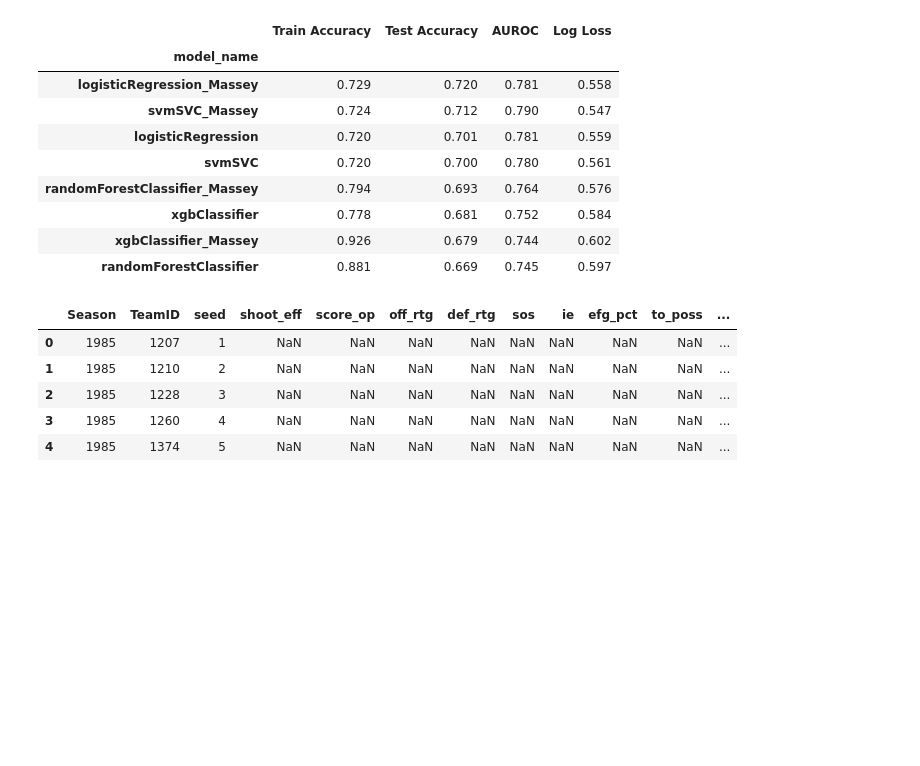
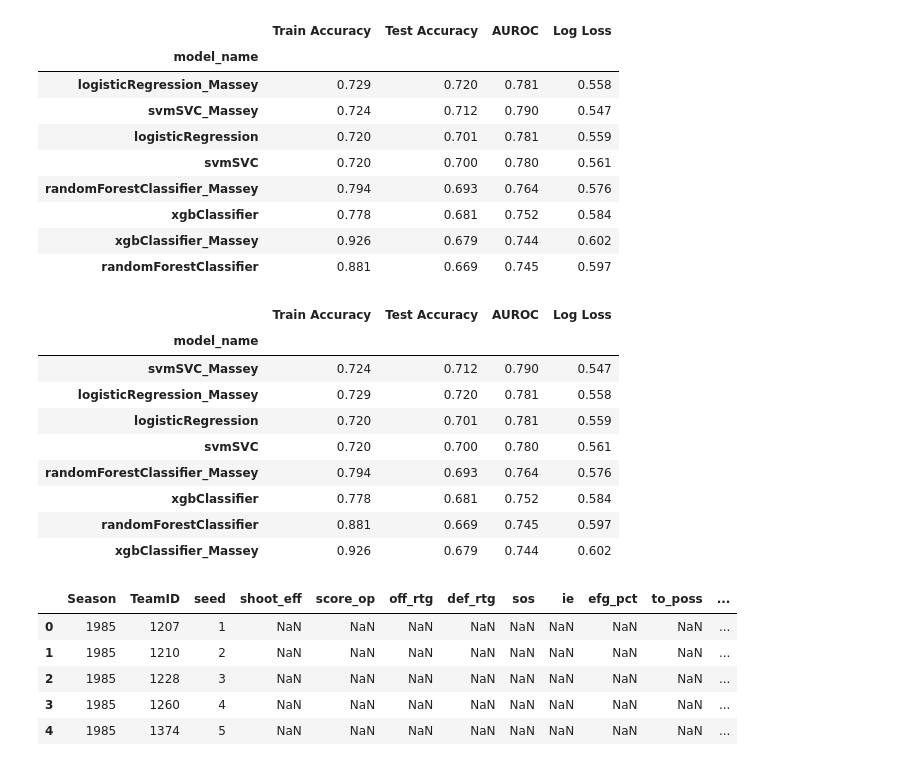
Before and after one commit to Carduner/MarchMadness2019, a Jupyter notebook: Madness2019.ipynb, the cells around one changed output. Cells and saved outputs as stored; diff of their text form; code cells hidden in the pictures; blank space fills up the shorter version.

```diff
--- a/Madness2019.ipynb
+++ b/Madness2019.ipynb
@@ -1534,6 +1534,19 @@ compare_models.sort_values(by=['Test Accuracy', 'AUROC'], ascending=False)
 | xgbClassifier | 0.778 | 0.681 | 0.752 | 0.584 |
 | xgbClassifier_Massey | 0.926 | 0.679 | 0.744 | 0.602 |
 | randomForestClassifier | 0.881 | 0.669 | 0.745 | 0.597 |
+# %%
+compare_models.sort_values(by=['Log Loss'], ascending=True)
+# %% [output]
+|  | Train Accuracy | Test Accuracy | AUROC | Log Loss |
+| model_name |  |  |  |  |
+| svmSVC_Massey | 0.724 | 0.712 | 0.790 | 0.547 |
+| logisticRegression_Massey | 0.729 | 0.720 | 0.781 | 0.558 |
+| logisticRegression | 0.720 | 0.701 | 0.781 | 0.559 |
+| svmSVC | 0.720 | 0.700 | 0.780 | 0.561 |
+| randomForestClassifier_Massey | 0.794 | 0.693 | 0.764 | 0.576 |
+| xgbClassifier | 0.778 | 0.681 | 0.752 | 0.584 |
+| randomForestClassifier | 0.881 | 0.669 | 0.745 | 0.597 |
+| xgbClassifier_Massey | 0.926 | 0.679 | 0.744 | 0.602 |
 # %%
 df_features1 = df_features.merge(m[['Season','TeamID','OrdinalRank']], how='left', left_on=['Season', 'TeamID'], right_on=['Season', 'TeamID'])
 df_features1.head()
```
